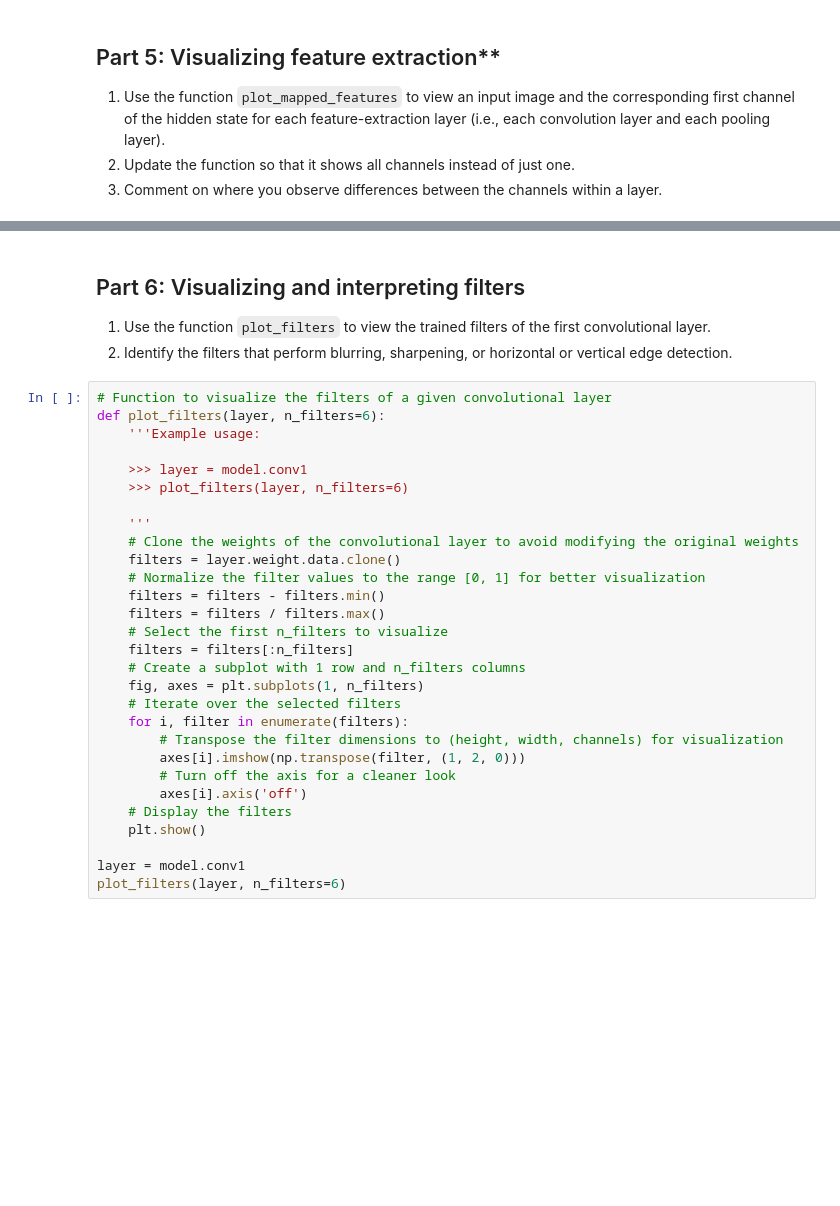
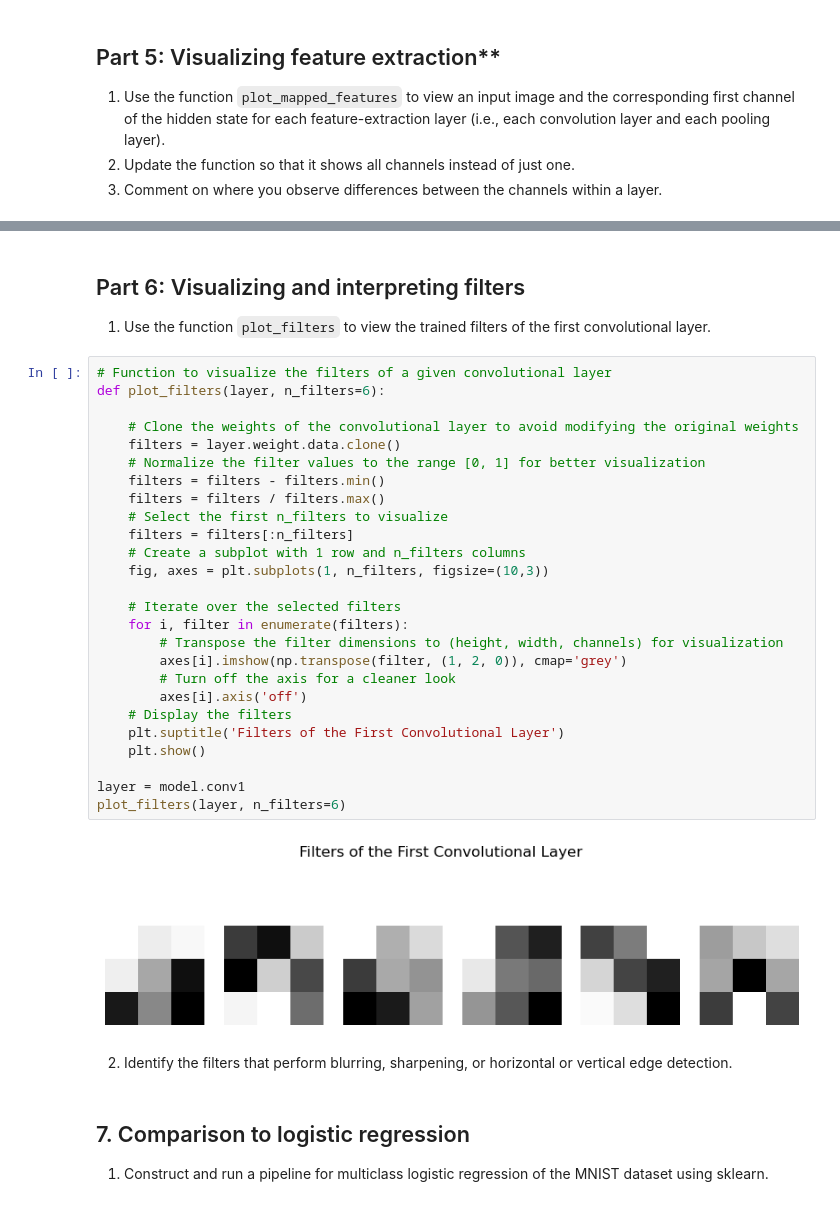
Before and after one commit to abbyirish3/mathematics-and-ai, a Jupyter notebook: weekly-projects/week6/Homework 6.ipynb, the cells around one changed output, grey strips where cells are left out. Saved outputs shown, nothing was run; the diff lists cells and outputs as text; blank space fills up the shorter version.

```diff
--- a/weekly-projects/week6/Homework 6.ipynb
+++ b/weekly-projects/week6/Homework 6.ipynb
@@ -547,33 +568,36 @@ plot_mapped_features(model, example_image, layers)
 # %% [markdown]
 ## Part 6: Visualizing and interpreting filters
 1. Use the function `plot_filters` to view the trained filters of the first convolutional layer.
-2. Identify the filters that perform blurring, sharpening, or horizontal or vertical edge detection.
 # %%
 # Function to visualize the filters of a given convolutional layer
 def plot_filters(layer, n_filters=6):
-    '''Example usage:
 
-    >>> layer = model.conv1
-    >>> plot_filters(layer, n_filters=6)
-
-    '''
     # Clone the weights of the convolutional layer to avoid modifying the original weights
     filters = layer.weight.data.clone()
     # Normalize the filter values to the range [0, 1] for better visualization
     filters = filters - filters.min()
     filters = filters / filters.max()
     # Select the first n_filters to visualize
     filters = filters[:n_filters]
     # Create a subplot with 1 row and n_filters columns
-    fig, axes = plt.subplots(1, n_filters)
+    fig, axes = plt.subplots(1, n_filters, figsize=(10,3))
+
     # Iterate over the selected filters
     for i, filter in enumerate(filters):
         # Transpose the filter dimensions to (height, width, channels) for visualization
-        axes[i].imshow(np.transpose(filter, (1, 2, 0)))
+        axes[i].imshow(np.transpose(filter, (1, 2, 0)), cmap='grey')
         # Turn off the axis for a cleaner look
         axes[i].axis('off')
     # Display the filters
+    plt.suptitle('Filters of the First Convolutional Layer')
     plt.show()
 
 layer = model.conv1
 plot_filters(layer, n_filters=6)
+# %% [output]
+[figure, added]
+# %% [markdown]
+2. Identify the filters that perform blurring, sharpening, or horizontal or vertical edge detection.
+# %% [markdown]
+## 7. Comparison to logistic regression
+1. Construct and run a pipeline for multiclass logistic regression of the MNIST dataset using sklearn.
```
Also changed, not shown: parts of 11 cells of this notebook.
